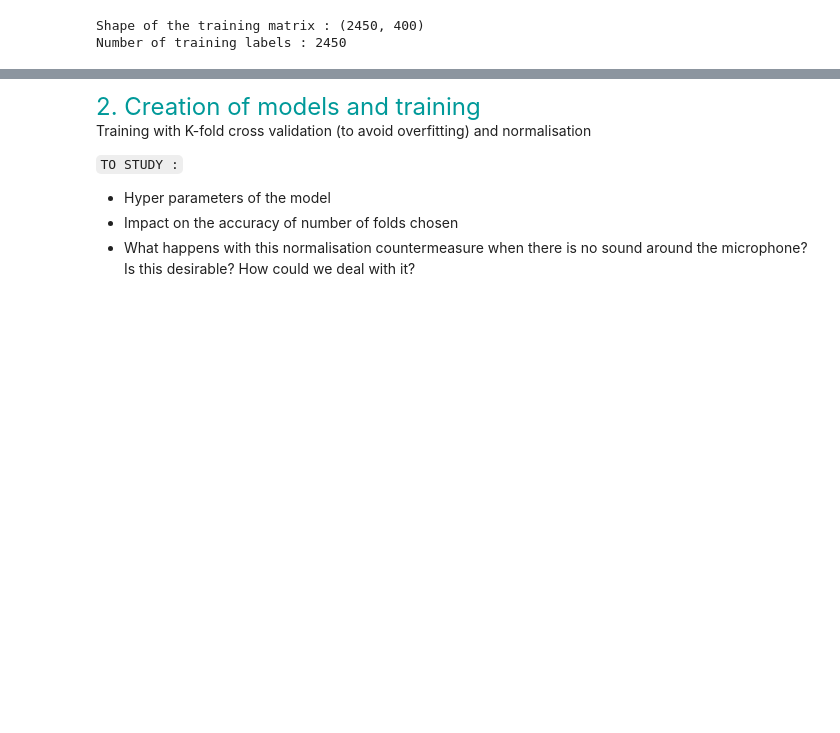
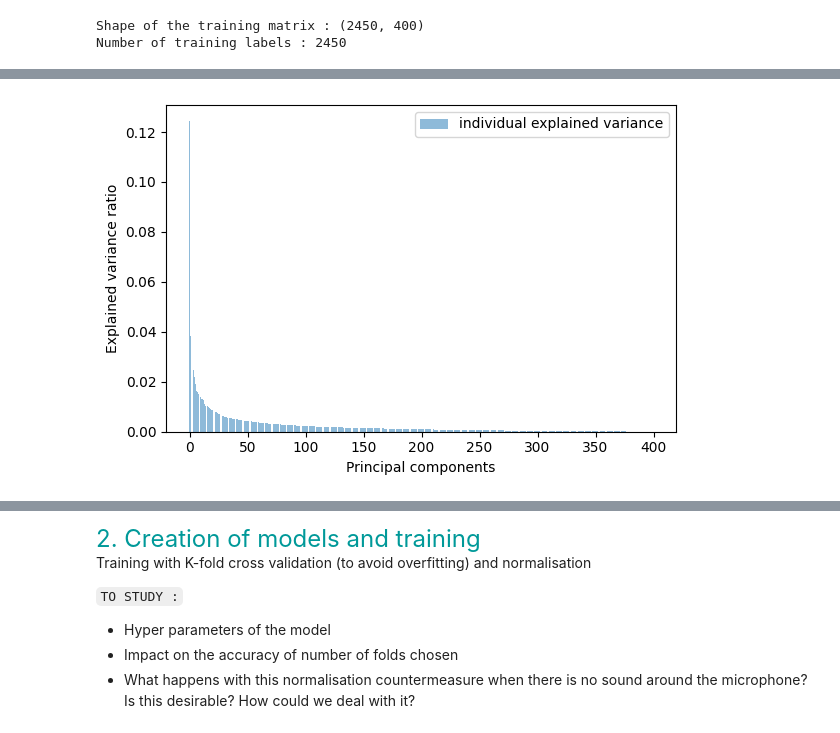
Before and after one commit to sarajavadian/LELEC210X_groupeC, a Jupyter notebook: classification/Our_Classif.ipynb, the cells around one changed output, grey strips where cells are left out. Cells and saved outputs as stored; diff of their text form; code cells hidden in the pictures; blank space fills up the shorter version.

```diff
--- a/classification/Our_Classif.ipynb
+++ b/classification/Our_Classif.ipynb
@@ -88,0 +175,10 @@ Number of training labels : 2450
+# %%
+var_exp = pca.explained_variance_ratio_
+plt.figure(figsize = (6,4))
+plt.bar(range(400),var_exp, alpha=0.5, align='center', label='individual explained variance')
+plt.ylabel('Explained variance ratio')
+plt.xlabel('Principal components')
+plt.legend(loc='best')
+plt.tight_layout()
+# %% [output]
+[figure, added]
```
Also changed, not shown: parts of 16 cells of this notebook.
